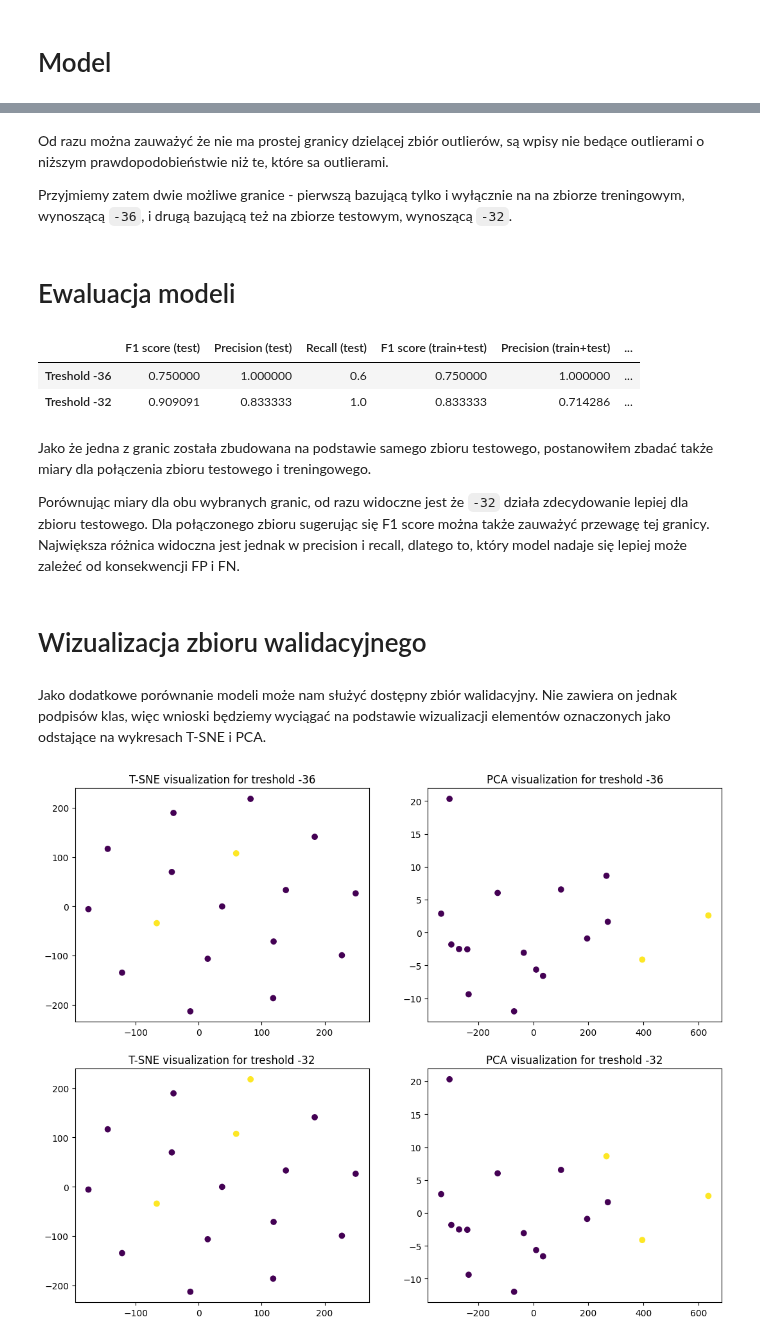
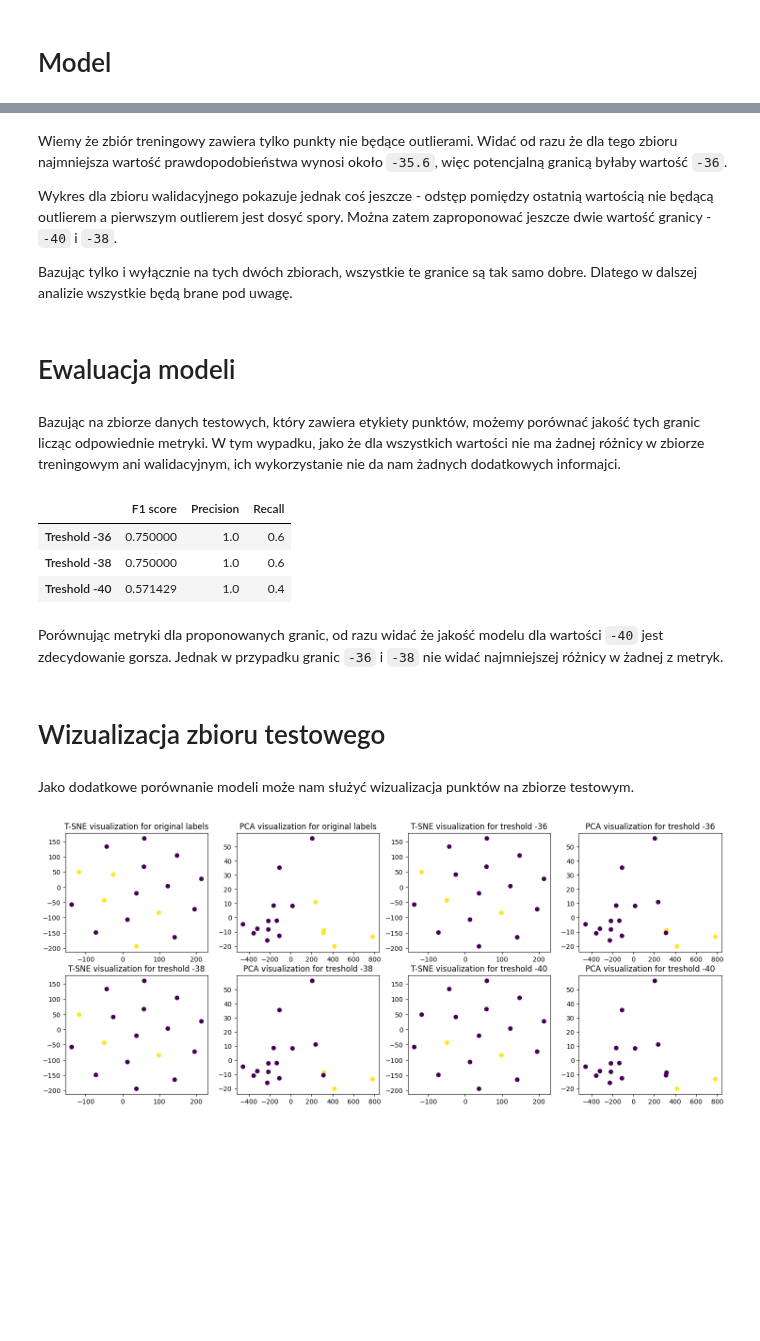
Before and after one commit to mini-pw/2021L-WUM, a Jupyter notebook: Prace_domowe/Praca_domowa7/Grupa4/Patryk_Tomaszewski/PD7.ipynb, the cells around one changed output, grey strips where cells are left out. Saved outputs shown, nothing was run; the diff lists cells and outputs as text; code cells hidden in the pictures; blank space fills up the shorter version.

```diff
--- a/Prace_domowe/Praca_domowa7/Grupa4/Patryk_Tomaszewski/PD7.ipynb
+++ b/Prace_domowe/Praca_domowa7/Grupa4/Patryk_Tomaszewski/PD7.ipynb
@@ -28,8 +28,9 @@ def initPlotGrid(rowLength, totalPlots, showTicks = False):
     plotGrid_length = rowLength
     plotGrid_height = (totalPlots // rowLength) + 1 if totalPlots % rowLength > 0 else totalPlots // rowLength
     plotGrid_count = 0
+    plotGrid_size = 10+2*rowLength
 
-    plt.rcParams['figure.figsize'] = [13, 13/plotGrid_length*plotGrid_height*0.8]
+    plt.rcParams['figure.figsize'] = [plotGrid_size, plotGrid_size/plotGrid_length*plotGrid_height*0.8]
     if(not showTicks):
         plt.rcParams['axes.grid'] = False
         plt.rcParams['xtick.labelsize'] = False
@@ -76,11 +71,15 @@ resultData
 # %% [markdown]
-Od razu można zauważyć że nie ma prostej granicy dzielącej zbiór outlierów, są wpisy nie bedące outlierami o niższym prawdopodobieństwie niż te, które sa outlierami.
+Wiemy że zbiór treningowy zawiera tylko punkty nie będące outlierami. Widać od razu że dla tego zbioru najmniejsza wartość prawdopodobieństwa wynosi około `-35.6`, więc potencjalną granicą byłaby wartość `-36`.
 
-Przyjmiemy zatem dwie możliwe granice - pierwszą bazującą tylko i wyłącznie na na zbiorze treningowym, wynoszącą `-36`, i drugą bazującą też na zbiorze testowym, wynoszącą `-32`.
+Wykres dla zbioru walidacyjnego pokazuje jednak coś jeszcze - odstęp pomiędzy ostatnią wartością nie będącą outlierem a pierwszym outlierem jest dosyć spory. Można zatem zaproponować jeszcze dwie wartość granicy - `-40` i `-38`.
+
+Bazując tylko i wyłącznie na tych dwóch zbiorach, wszystkie te granice są tak samo dobre. Dlatego w dalszej analizie wszystkie będą brane pod uwagę.
 # %% [markdown]
 # Ewaluacja modeli
+# %% [markdown]
+Bazując na zbiorze danych testowych, który zawiera etykiety punktów, możemy porównać jakość tych granic licząc odpowiednie metryki. W tym wypadku, jako że dla wszystkich wartości nie ma żadnej różnicy w zbiorze treningowym ani walidacyjnym, ich wykorzystanie nie da nam żadnych dodatkowych informajci.
 # %%
-results = pd.DataFrame({'F1 score (test)': [], 'Precision (test)': [], 'Recall (test)': [], 'F1 score (train+test)': [], 'Precision (train+test)': [], 'Recall (train+test)': []})
+results = pd.DataFrame({'F1 score': [], 'Precision': [], 'Recall': []})
 
 def evaluateResult(treshold):
     pred_y = gmm.score_samples(test_x) < treshold
@@ -90,51 +89,54 @@ def evaluateResult(treshold):
     rec_t = recall_score(test_y,pred_y)
 
 
-    all_x = pd.concat([train_x, test_x])
-    all_y = np.concatenate((train_y, test_y), axis=0)
-    pred_y = gmm.score_samples(all_x) < treshold
-
-    f1 = f1_score(all_y,pred_y)
-    prec = precision_score(all_y,pred_y)
-    rec = recall_score(all_y,pred_y)
-
-
-    results.loc["Treshold "+str(treshold)] = [f1_t, prec_t, rec_t, f1, prec, rec]
+    results.loc["Treshold "+str(treshold)] = [f1_t, prec_t, rec_t]
 
 evaluateResult(-36)
-evaluateResult(-32)
+evaluateResult(-38)
+evaluateResult(-40)
 results
 # %% [output]
-|  | F1 score (test) | Precision (test) | Recall (test) | F1 score (train+test) | Precision (train+test) | ... |
-| Treshold -36 | 0.750000 | 1.000000 | 0.6 | 0.750000 | 1.000000 | ... |
-| Treshold -32 | 0.909091 | 0.833333 | 1.0 | 0.833333 | 0.714286 | ... |
+|  | F1 score | Precision | Recall |
+| Treshold -36 | 0.750000 | 1.0 | 0.6 |
+| Treshold -38 | 0.750000 | 1.0 | 0.6 |
+| Treshold -40 | 0.571429 | 1.0 | 0.4 |
 # %% [markdown]
-Jako że jedna z granic została zbudowana na podstawie samego zbioru testowego, postanowiłem zbadać także miary dla połączenia zbioru testowego i treningowego.
-
-Porównując miary dla obu wybranych granic, od razu widoczne jest że `-32` działa zdecydowanie lepiej dla zbioru testowego. Dla połączonego zbioru sugerując się F1 score można także zauważyć przewagę tej granicy. Największa różnica widoczna jest jednak w precision i recall, dlatego to, który model nadaje się lepiej może zależeć od konsekwencji FP i FN.
+Porównując metryki dla proponowanych granic, od razu widać że jakość modelu dla wartości `-40` jest zdecydowanie gorsza. Jednak w przypadku granic `-36` i `-38` nie widać najmniejszej różnicy w żadnej z metryk.
 # %% [markdown]
-# Wizualizacja zbioru walidacyjnego
+# Wizualizacja zbioru testowego
 # %% [markdown]
-Jako dodatkowe porównanie modeli może nam służyć dostępny zbiór walidacyjny. Nie zawiera on jednak podpisów klas, więc wnioski będziemy wyciągać na podstawie wizualizacji elementów oznaczonych jako odstające na wykresach T-SNE i PCA.
+Jako dodatkowe porównanie modeli może nam służyć wizualizacja punktów na zbiorze testowym.
 # %%
-pca = PCA(n_components=2).fit_transform(val)
-tsnedata = TSNE().fit_transform(val)
+pca = PCA(n_components=2).fit_transform(test_x)
+tsnedata = TSNE().fit_transform(test_x)
+
+
+initPlotGrid(4, 8, True)
+# Visualization of original labels
+addToGrid()
+plt.scatter(tsnedata[:,0], tsnedata[:,1], c=test_y)
+plt.title('T-SNE visualization for original labels')
+
+addToGrid()
+plt.scatter(pca[:,0], pca[:,1], c=test_y)
+plt.title('PCA visualization for original labels')
+
 
 def visualizeResult(treshold):
-    pred_y = gmm.score_samples(val) < treshold
+    pred_y = gmm.score_samples(test_x) < treshold
 
     addToGrid()
     plt.scatter(tsnedata[:,0], tsnedata[:,1], c=pred_y)
     plt.title('T-SNE visualization for treshold '+str(treshold))
 
     addToGrid()
     plt.scatter(pca[:,0], pca[:,1], c=pred_y)
     plt.title('PCA visualization for treshold '+str(treshold))
 
-initPlotGrid(2, 4, True)
 visualizeResult(-36)
-visualizeResult(-32)
+visualizeResult(-38)
+visualizeResult(-40)
 finalizePlotGrid()
 # %% [output]
-[figure, old version]
+[figure, new version]
 # %% [markdown]
```
Also changed, not shown: parts of 4 cells of this notebook, 1 other file.
